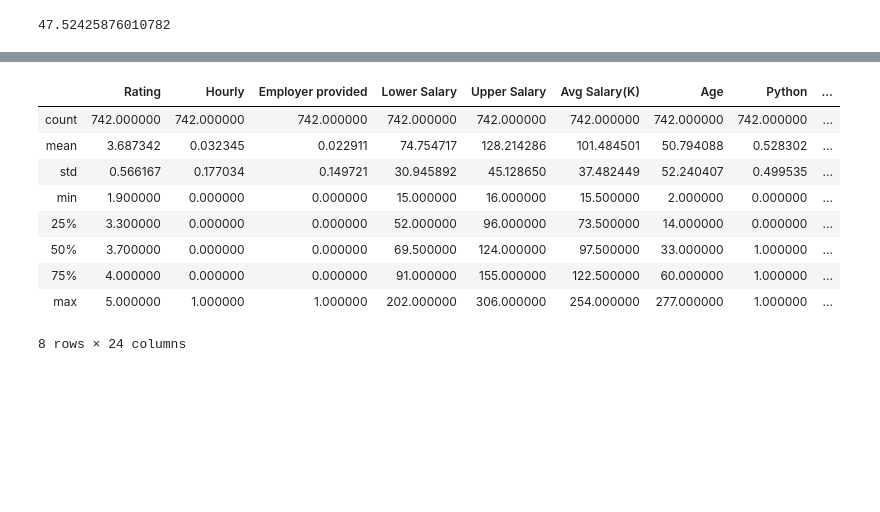
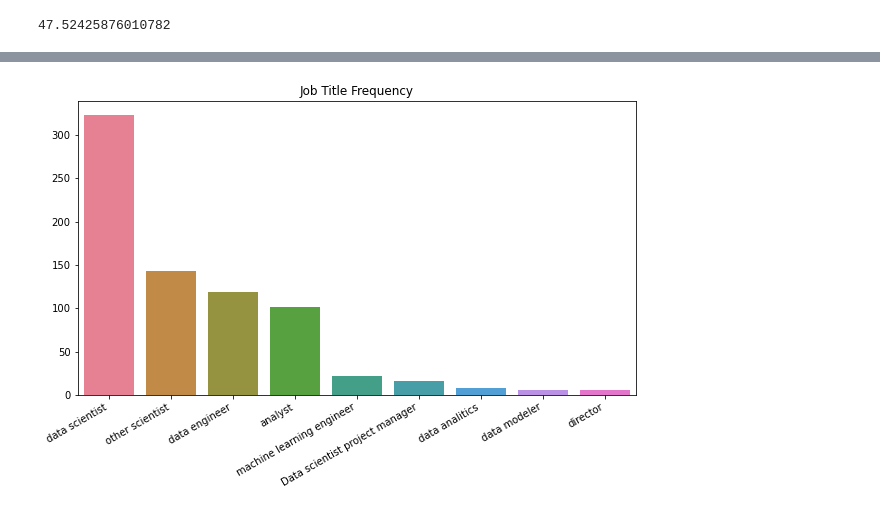
Before and after one commit to andreasbergstrm/Data-science-salary-prediction, a Jupyter notebook: ds salary code.ipynb, the cells around one changed output, grey strips where cells are left out. Drawn from its saved outputs; the diff is of its cells as text; code cells hidden in the pictures; blank space fills up the shorter version.

```diff
--- a/ds salary code.ipynb
+++ b/ds salary code.ipynb
@@ -367,13 +230,0 @@ df['Sector'] = df['Sector'].replace('-1', 'Information Technology')
-# %%
-df.describe()
-# %% [output]
-|  | Rating | Hourly | Employer provided | Lower Salary | Upper Salary | Avg Salary(K) | Age | Python | ... |
-| count | 742.000000 | 742.000000 | 742.000000 | 742.000000 | 742.000000 | 742.000000 | 742.000000 | 742.000000 | ... |
-| mean | 3.687342 | 0.032345 | 0.022911 | 74.754717 | 128.214286 | 101.484501 | 50.794088 | 0.528302 | ... |
-| std | 0.566167 | 0.177034 | 0.149721 | 30.945892 | 45.128650 | 37.482449 | 52.240407 | 0.499535 | ... |
-| min | 1.900000 | 0.000000 | 0.000000 | 15.000000 | 16.000000 | 15.500000 | 2.000000 | 0.000000 | ... |
-| 25% | 3.300000 | 0.000000 | 0.000000 | 52.000000 | 96.000000 | 73.500000 | 14.000000 | 0.000000 | ... |
-| 50% | 3.700000 | 0.000000 | 0.000000 | 69.500000 | 124.000000 | 97.500000 | 33.000000 | 1.000000 | ... |
-| 75% | 4.000000 | 0.000000 | 0.000000 | 91.000000 | 155.000000 | 122.500000 | 60.000000 | 1.000000 | ... |
-| max | 5.000000 | 1.000000 | 1.000000 | 202.000000 | 306.000000 | 254.000000 | 277.000000 | 1.000000 | ... |
-8 rows × 24 columns
@@ -384,0 +231,11 @@ df = df.drop(['Lower Salary', 'Upper Salary'], axis = 1)
+# %%
+job_title = df['job_title_sim'].value_counts()
+sector = df['Sector'].value_counts()
+industry = df['Industry'].value_counts()
+# %%
+fig = plt.figure(figsize=(10,6))
+plt.title("Job Title Frequency")
+sns.barplot(x=job_title.index, y=job_title.values, palette='husl')
+fig.autofmt_xdate()
+# %% [output]
+[figure, added]
```
Also changed, not shown: parts of 226 cells of this notebook.
